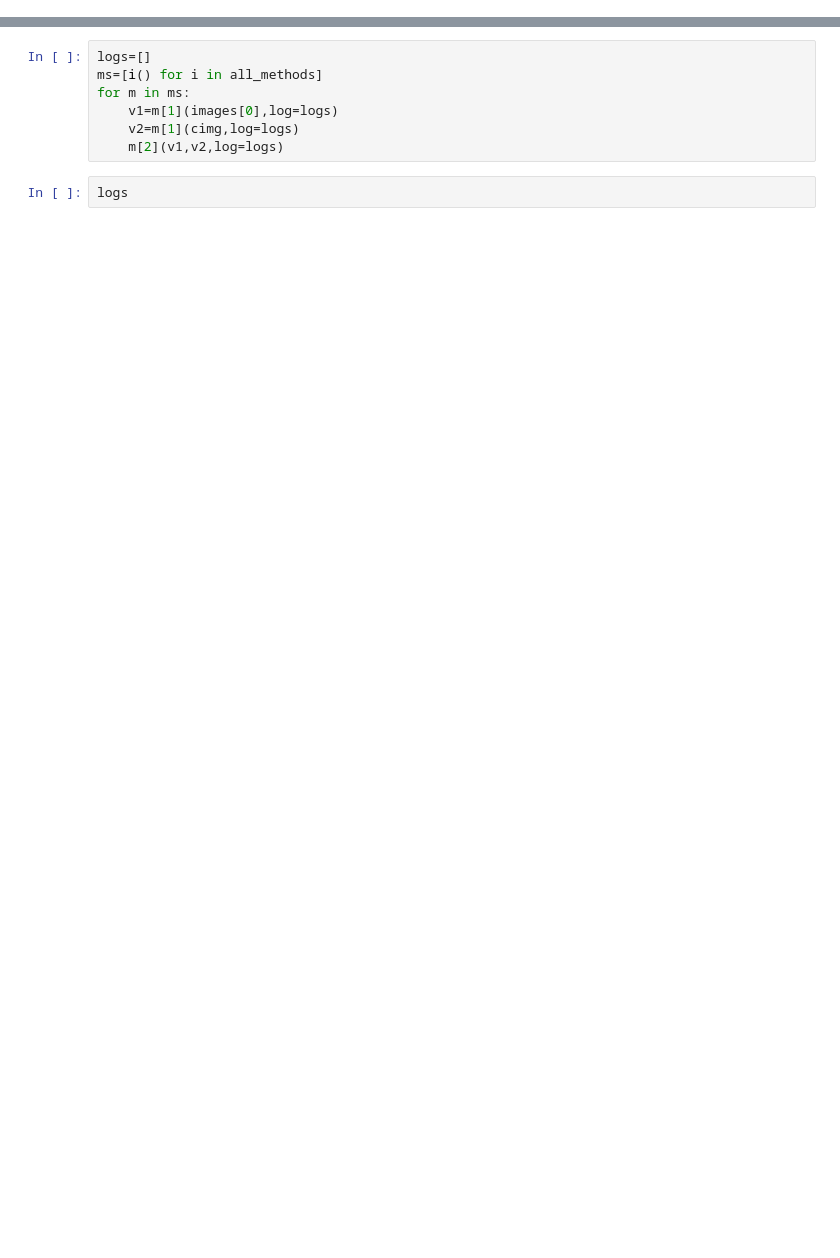
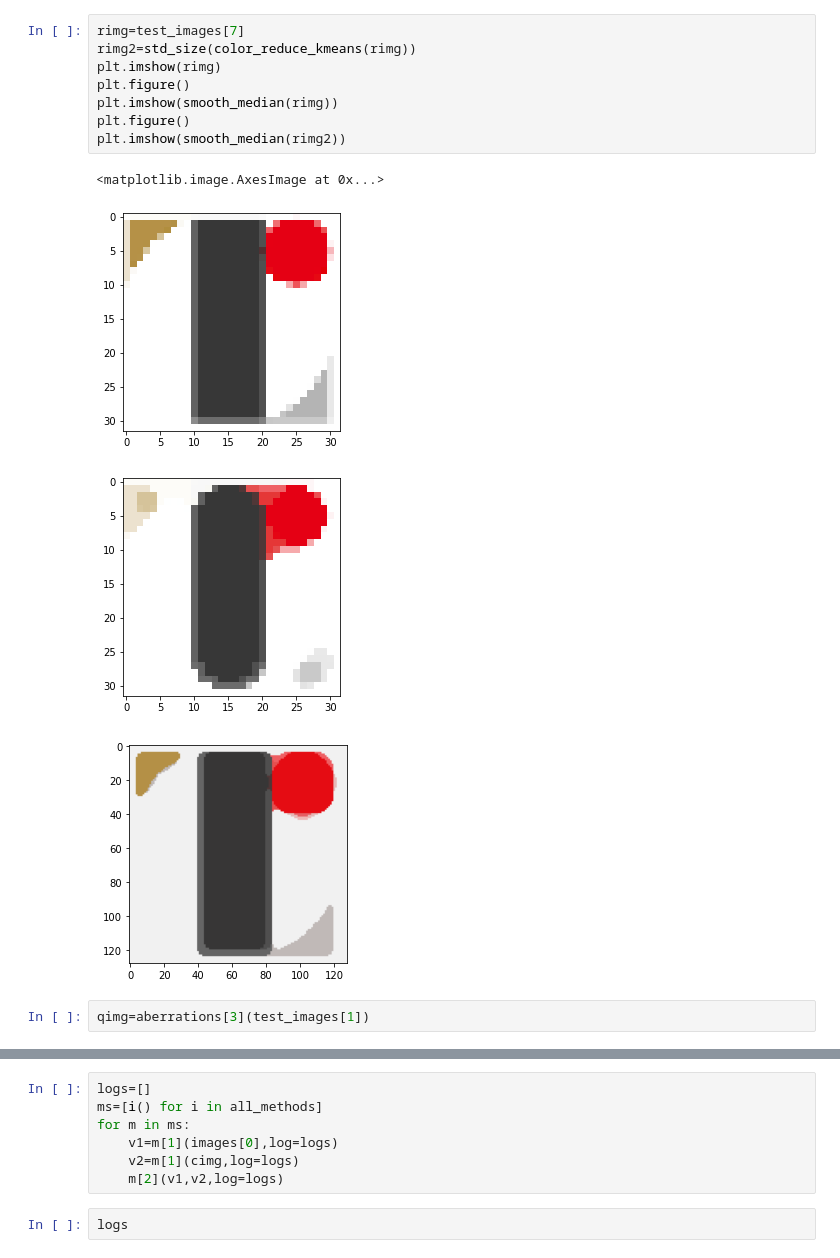
Before and after one commit to kac123/Icon-Matching-Project, a Jupyter notebook: RewriteAll.ipynb, the cells around one changed output, grey strips where cells are left out. Saved outputs shown, nothing was run; the diff lists cells and outputs as text; blank space fills up the shorter version.

```diff
--- a/RewriteAll.ipynb
+++ b/RewriteAll.ipynb
@@ -38,0 +462,15 @@ Loading Completed
+# %%
+rimg=test_images[7]
+rimg2=std_size(color_reduce_kmeans(rimg))
+plt.imshow(rimg)
+plt.figure()
+plt.imshow(smooth_median(rimg))
+plt.figure()
+plt.imshow(smooth_median(rimg2))
+# %% [output]
+<matplotlib.image.AxesImage at 0x...>
+[figure, added]
+[figure, added]
+[figure, added]
+# %%
+qimg=aberrations[3](test_images[1])
```
Also changed, not shown: parts of 26 cells of this notebook, 3 other files.
